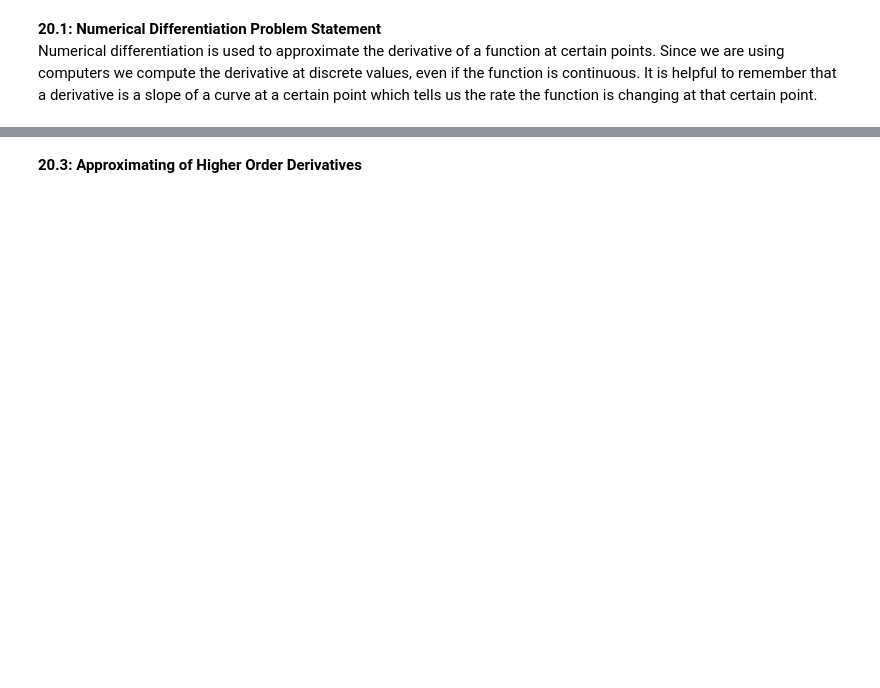
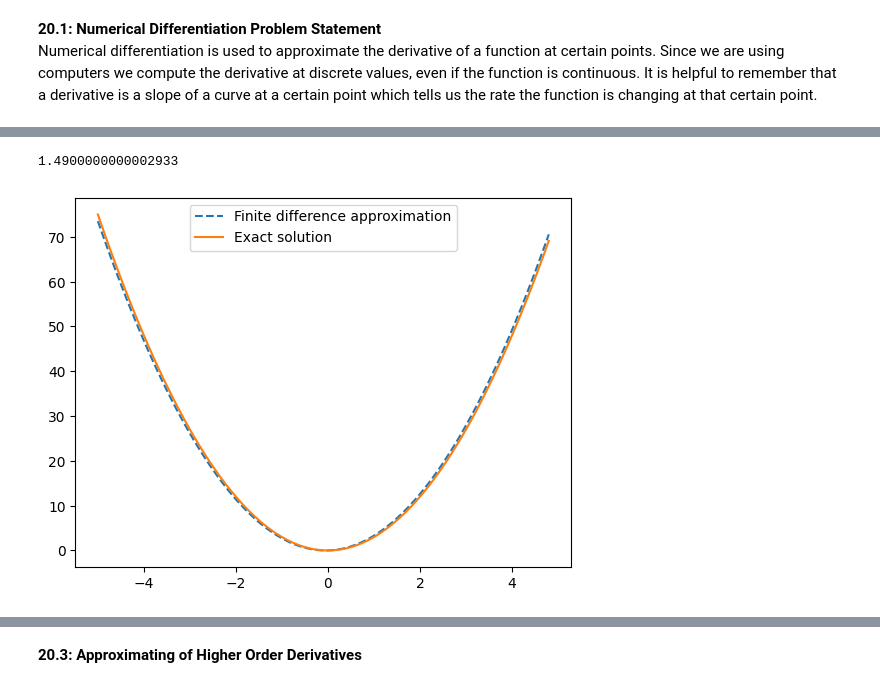
Before and after one commit to CalebaR/MAT-421, a Jupyter notebook: ModuleF.ipynb, the cells around one changed output, grey strips where cells are left out. Saved outputs shown, nothing was run; the diff lists cells and outputs as text; code cells hidden in the pictures; blank space fills up the shorter version.

```diff
--- a/ModuleF.ipynb
+++ b/ModuleF.ipynb
@@ -8,0 +52,29 @@ Numerical differentiation is used to approximate the derivative of a function at
+# %%
+#now we can compute the numerical derivate of x^3
+
+h = 0.1 #step size
+x = np.arange(-5, 5, h) #define grid
+y = x**3 #compute function
+
+# compute vector of forward differences
+forward_diff = np.diff(y)/h
+# compute corresponding grid
+x_diff = x[:-1:]
+# compute exact solution
+exact_solution = 3*x_diff**2
+
+# Plot solution
+import matplotlib.pyplot as plt
+
+plt.plot(x_diff, forward_diff, '--', \
+         label = 'Finite difference approximation')
+plt.plot(x_diff, exact_solution, \
+         label = 'Exact solution')
+plt.legend()
+
+# Compute max error between numerical derivative and exact solution
+max_error = max(abs(exact_solution - forward_diff))
+print(max_error)
+# %% [output]
+1.4900000000002933
+[figure, added]
```
Also changed, not shown: parts of 5 cells of this notebook.
